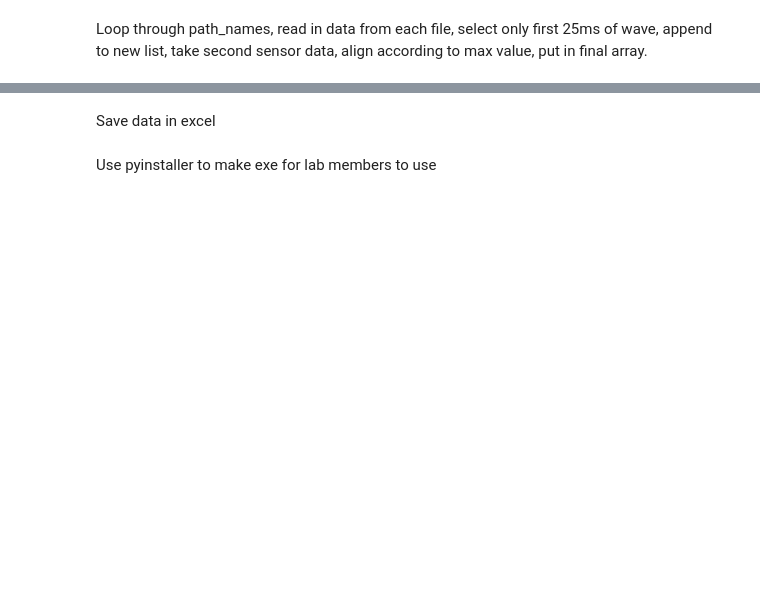
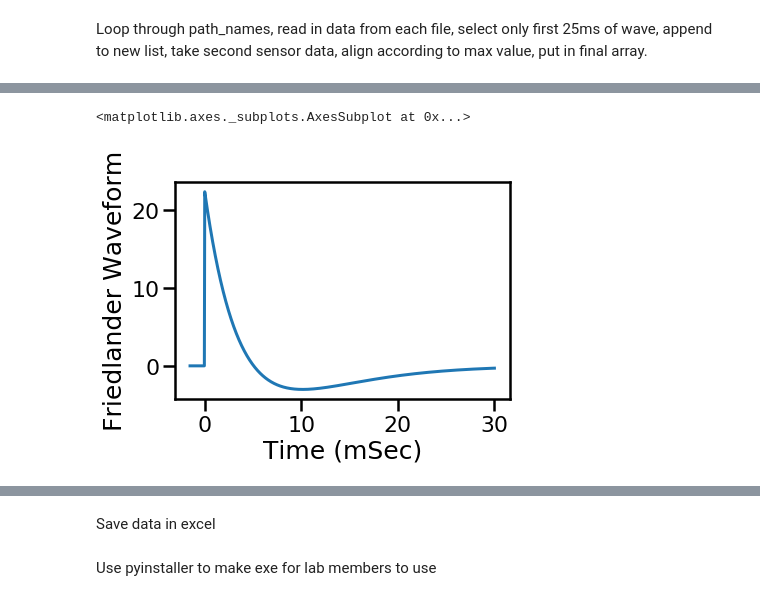
Before and after one commit to grace3999/blast-wave, a Jupyter notebook: Wave.ipynb, the cells around one changed output, grey strips where cells are left out. Saved outputs shown, nothing was run; the diff lists cells and outputs as text; code cells hidden in the pictures; blank space fills up the shorter version.

```diff
--- a/Wave.ipynb
+++ b/Wave.ipynb
@@ -8,3 +5,17 @@ import pandas as pd
+# %%
+import numpy as np
+import pandas as pd
+from tkinter import filedialog
+from tkinter import *
+#visualizing results
+import matplotlib.pyplot as plt
+%matplotlib inline
+import seaborn as sns
+sns.set_context('poster', rc={'font.size':20,
+                              'axes.titlesize':20,
+                              'axes.labelsize':25})
+from matplotlib import rcParams
+rcParams.update({'figure.autolayout': True})
 # %% [markdown]
 Open dialog box and prompt user to select directory containing the blast wave summary files
 # %%
@@ -63,0 +82,7 @@ wave_final_transp = df.T
+# %%
+#read in file containing data for Friedlander curve (TNT example trace)
+path_TNT = 'C:/Users/Schindler/Documents/Schindler_Lab/Data/Blast data/friedlander.xlsx'
+data_TNT = pd.read_excel(path_TNT)
+df_TNT = pd.DataFrame(data = data_TNT)
+print(df_TNT.shape)
+df_TNT.head()
@@ -63,0 +97,6 @@ wave_final_transp = df.T
+# %%
+#viz TNT wave
+sns.lineplot(x=df_TNT['Time (mSec)'], y=df_TNT['Friedlander Waveform'])
+# %% [output]
+<matplotlib.axes._subplots.AxesSubplot at 0x...>
+[figure, added]
```
Also changed, not shown: parts of 11 cells of this notebook.
